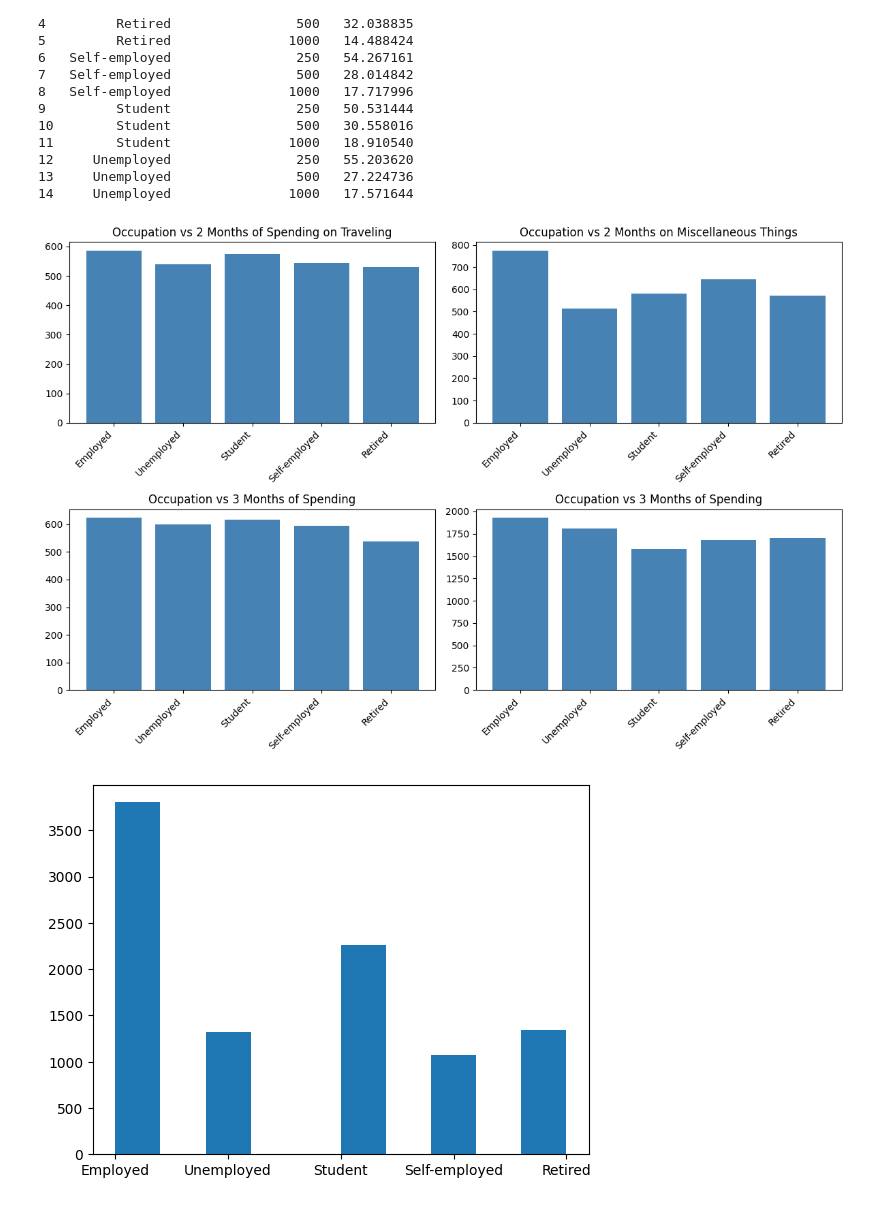
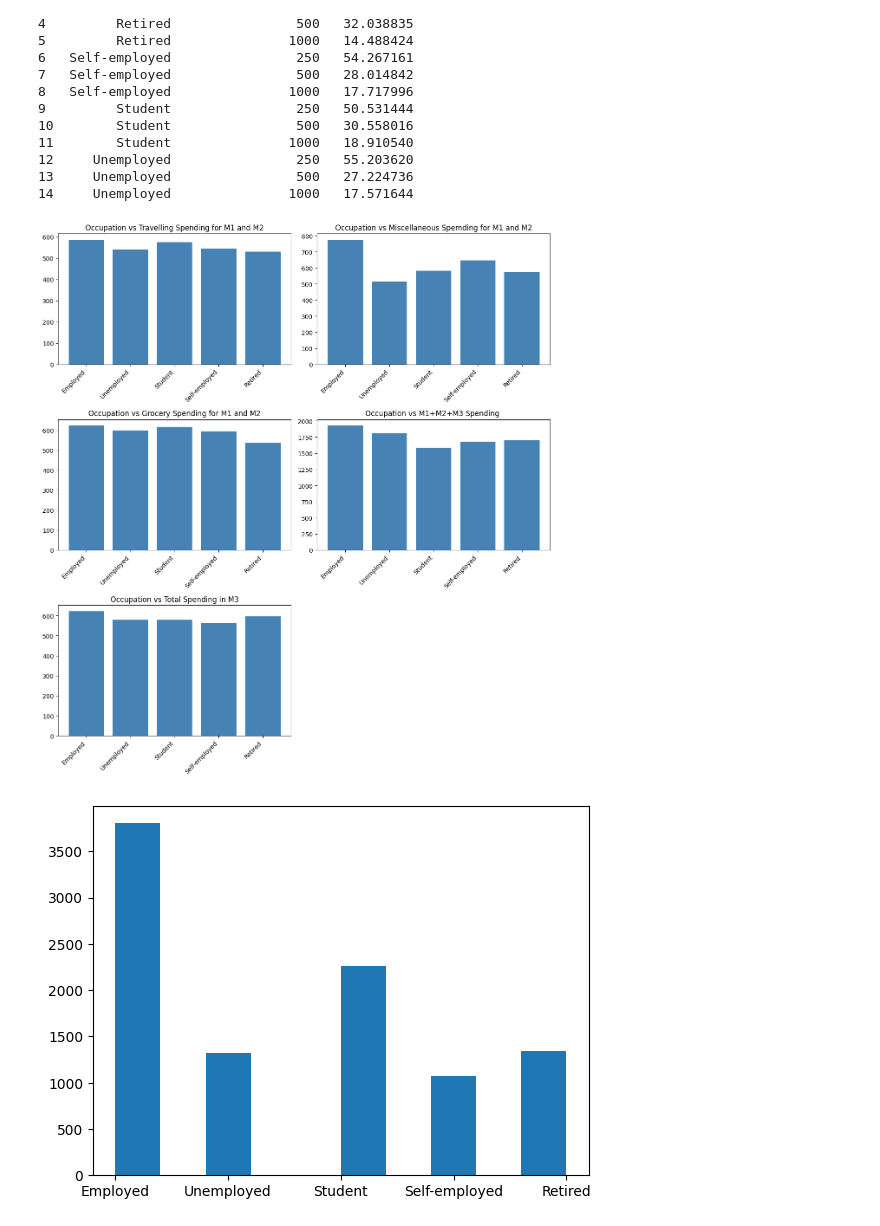
Before and after one commit to ShubhamSingh-9/Captial-one-Stepup-challenge, a Jupyter notebook: Capital One Career Challenge.ipynb, the cells around one changed output. Saved outputs shown, nothing was run; the diff lists cells and outputs as text; code cells hidden in the pictures.

```diff
--- a/Capital One Career Challenge.ipynb
+++ b/Capital One Career Challenge.ipynb
@@ -182,33 +182,39 @@ print(percentage)
 13     Unemployed                500   27.224736
 14     Unemployed               1000   17.571644
 # %%
-plt.figure(figsize=(12, 8))
+plt.figure(figsize=(12, 13))
 
 
-plt.subplot(221)
+plt.subplot(321)
 plt.bar(df['OCCUPATION'], df['Travel (M1+M2)'], color ='steelblue')
-plt.title('Occupation vs 2 Months of Spending on Traveling')
+plt.title('Occupation vs Travelling Spending for M1 and M2')
 plt.xticks(rotation=45, ha='right')
 
-plt.subplot(222)
+plt.subplot(322)
 plt.bar(df['OCCUPATION'], df['Other'], color ='steelblue')
-plt.title('Occupation vs 2 Months on Miscellaneous Things')
+plt.title('Occupation vs Miscellaneous Spemding for M1 and M2')
 plt.xticks(rotation=45, ha='right')
 
-plt.subplot(223)
+plt.subplot(323)
 plt.bar(df['OCCUPATION'], df['Grocery (M1+M2)'], color ='steelblue')
-plt.title('Occupation vs 3 Months of Spending')
+plt.title('Occupation vs Grocery Spending for M1 and M2')
 plt.xticks(rotation=45, ha='right')
 
-plt.subplot(224)
+plt.subplot(324)
 plt.bar(df['OCCUPATION'], df['TotalSpend (M1+M2+M3)'], color ='steelblue')
-plt.title('Occupation vs 3 Months of Spending')
+plt.title('Occupation vs M1+M2+M3 Spending ')
 plt.xticks(rotation=45, ha='right')
+
+plt.subplot(325)
+plt.bar(df['OCCUPATION'], df['SPEND_M3_TOTAL'], color ='steelblue')
+plt.title('Occupation vs Total Spending in M3')
+plt.xticks(rotation=45, ha='right')
+
 
 plt.tight_layout()
 plt.show();
 # %% [output]
-[figure, old version]
+[figure, new version]
 # %%
 plt.hist(df['OCCUPATION'])
 plt.show()
```
Also changed, not shown: parts of 18 cells of this notebook.
